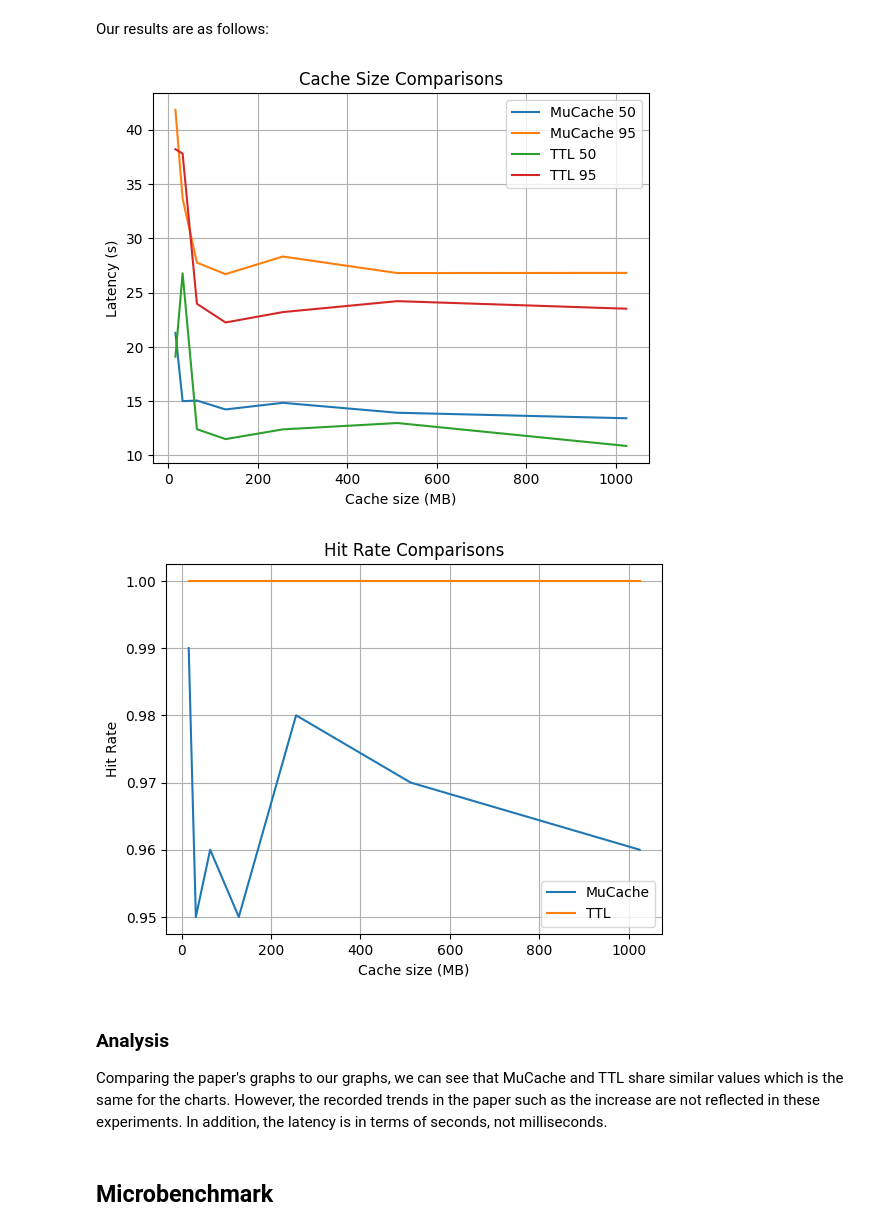
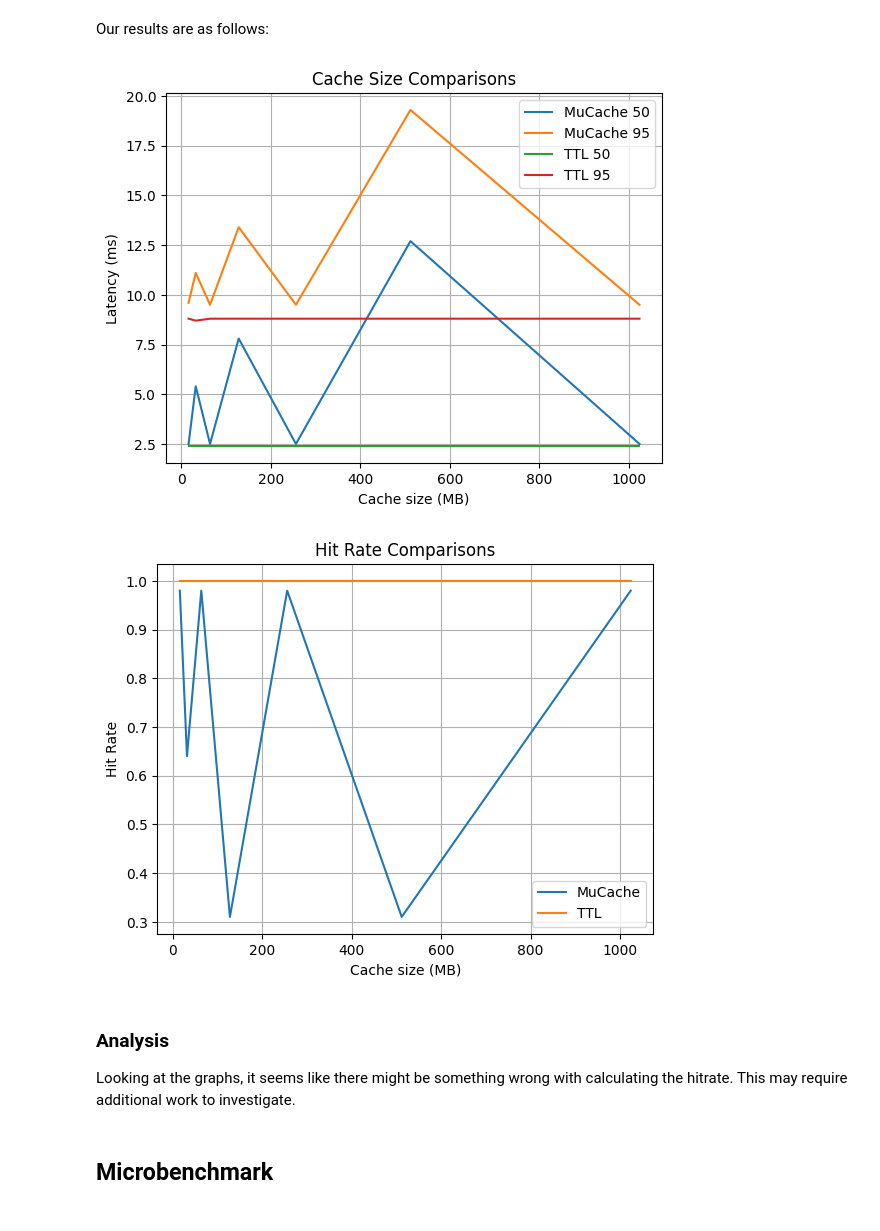
Before and after one commit to tengjiang/MuCache_Extended, a Jupyter notebook: results/12proxy-4zmq/Result_Comparisons.ipynb, the cells around one changed output. Drawn from its saved outputs; the diff is of its cells as text; code cells hidden in the pictures.

Commit message:
Added cache size experiment as well

```diff
--- a/results/12proxy-4zmq/Result_Comparisons.ipynb
+++ b/results/12proxy-4zmq/Result_Comparisons.ipynb
@@ -66,21 +66,17 @@ Our results are as follows:
 # %%
 x = [16,32,64,128,256,512,1024]
 
 # m510
-_, mucache_out = getStats("hotel-md-510-1000.json")
-_, ttl_out = getStats("hotel-md-upper-510-1000.json")
-
-# d430
-# _, mucache50, mucache95 = getStats("hotel-md.json")
-# _, ttl50, ttl95 = getStats("hotel-md-upper.json")
+_, mucache_out = getStats("hotel-md-5000app-12proxy-4zmq.json")
+_, ttl_out = getStats("hotel-md-upper-5000app-12proxy-4zmq.json")
 
 plots = [["MuCache 50", mucache_out["50"]],
          ["MuCache 95", mucache_out["95"]],
          ["TTL 50", ttl_out["50"]],
          ["TTL 95", ttl_out["95"]]]
-plotStats( x, plots, "Cache size (MB)", "Latency (s)", "Cache Size Comparisons" )
+plotStats( x, plots, "Cache size (MB)", "Latency (ms)", "Cache Size Comparisons" )
 # %% [output]
-[figure, old version]
+[figure, new version]
 # %%
 # Also plot the hitrate
 #print( mucache_out["hit_rate"] )
@@ -89,10 +85,10 @@ plots = [["MuCache", [ float( hr["frontend"] ) for hr in mucache_out["hit_rate"]
         ]
 plotStats( x, plots, "Cache size (MB)", "Hit Rate", "Hit Rate Comparisons" )
 # %% [output]
-[figure, old version]
+[figure, new version]
 # %% [markdown]
 ### Analysis
-Comparing the paper's graphs to our graphs, we can see that MuCache and TTL share similar values which is the same for the charts. However, the recorded trends in the paper such as the increase are not reflected in these experiments. In addition, the latency is in terms of seconds, not milliseconds.
+Looking at the graphs, it seems like there might be something wrong with calculating the hitrate. This may require additional work to investigate.
 # %% [markdown]
 ## Microbenchmark
 # %% [markdown]
```
Also changed, not shown: 2 other files.
